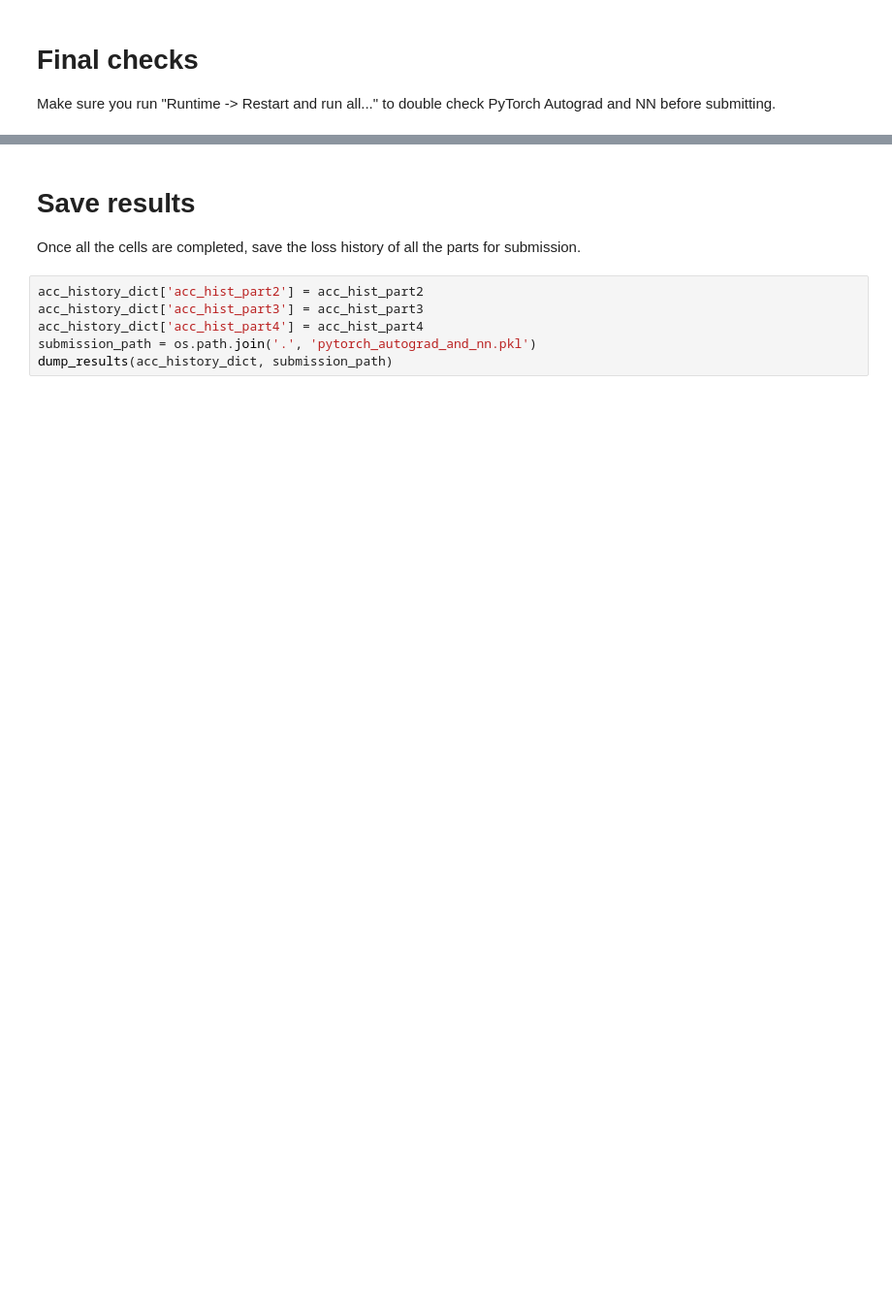
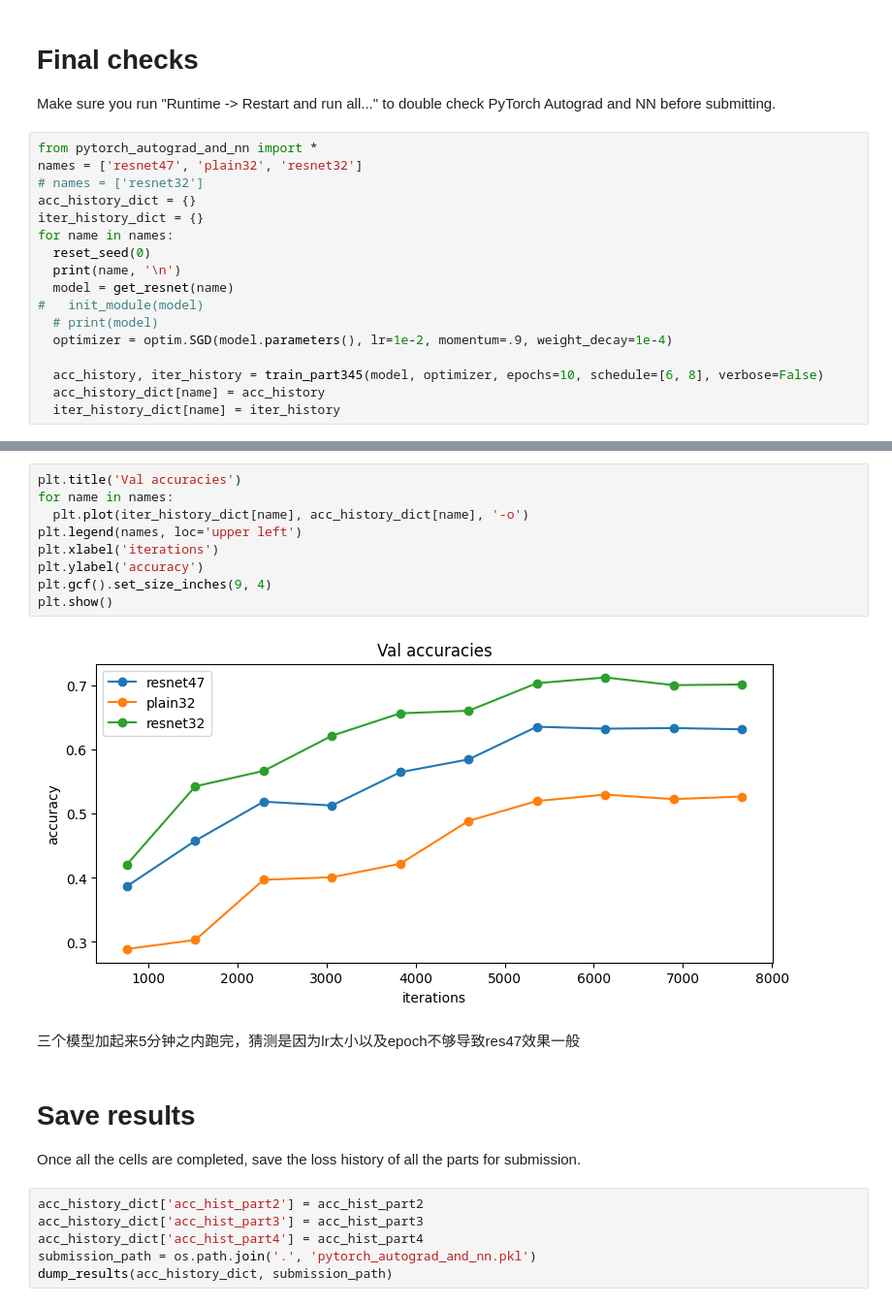
Before and after one commit to sui1234bian/cs231n-study-note, a Jupyter notebook: A4/pytorch_autograd_and_nn.ipynb, the cells around one changed output, grey strips where cells are left out. Shown at 97% size. Cells and saved outputs as stored; diff of their text form; blank space fills up the shorter version.

```diff
--- a/A4/pytorch_autograd_and_nn.ipynb
+++ b/A4/pytorch_autograd_and_nn.ipynb
@@ -1114,3 +1135,20 @@ print(get_resnet('resnet47'))
 # %% [markdown]
 # Final checks
 Make sure you run "Runtime -> Restart and run all..." to double check PyTorch Autograd and NN before submitting.
+# %%
+from pytorch_autograd_and_nn import *
+names = ['resnet47', 'plain32', 'resnet32']
+# names = ['resnet32']
+acc_history_dict = {}
+iter_history_dict = {}
+for name in names:
+  reset_seed(0)
+  print(name, '\n')
+  model = get_resnet(name)
+#   init_module(model)
+  # print(model)
+  optimizer = optim.SGD(model.parameters(), lr=1e-2, momentum=.9, weight_decay=1e-4)
+
+  acc_history, iter_history = train_part345(model, optimizer, epochs=10, schedule=[6, 8], verbose=False)
+  acc_history_dict[name] = acc_history
+  iter_history_dict[name] = iter_history
@@ -1117,3 +1173,16 @@ Make sure you run "Runtime -> Restart and run all..." to double check PyTorch Au
+# %%
+plt.title('Val accuracies')
+for name in names:
+  plt.plot(iter_history_dict[name], acc_history_dict[name], '-o')
+plt.legend(names, loc='upper left')
+plt.xlabel('iterations')
+plt.ylabel('accuracy')
+plt.gcf().set_size_inches(9, 4)
+plt.show()
+# %% [output]
+[figure, added]
+# %% [markdown]
+三个模型加起来5分钟之内跑完，猜测是因为lr太小以及epoch不够导致res47效果一般
 # %% [markdown]
 # Save results
 
```
Also changed, not shown: parts of 3 cells of this notebook, 2 other files.
